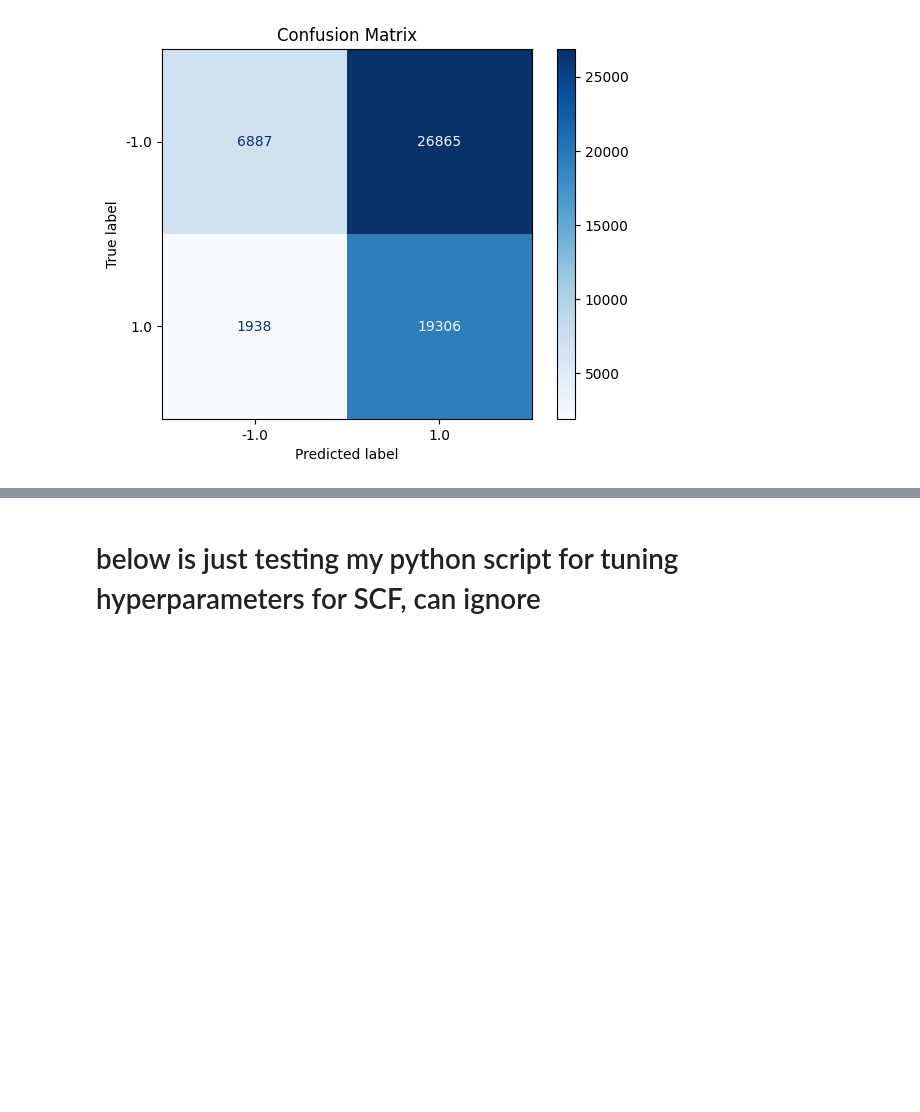
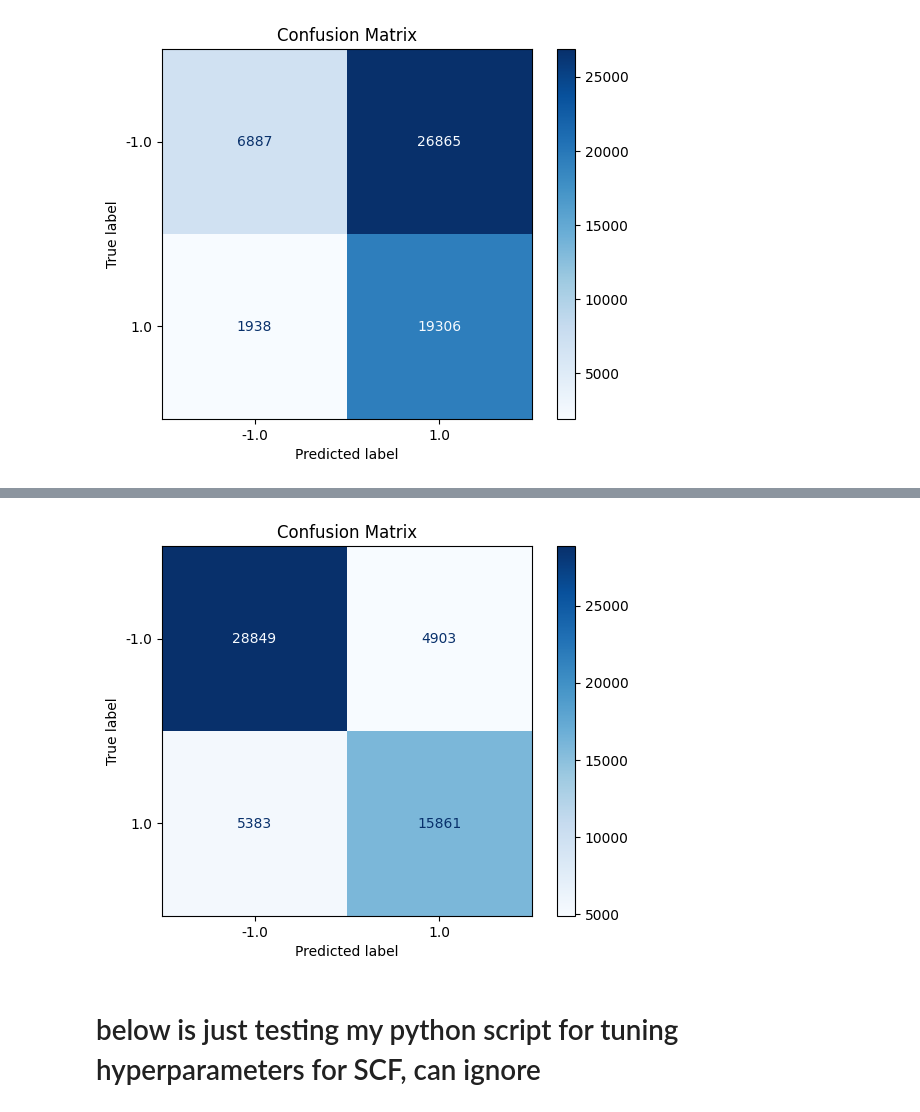
Before and after one commit to CptMgm/stat-215-group, a Jupyter notebook: lab4/code/models/randomforest/randomforest_anqi.ipynb, the cells around one changed output, grey strips where cells are left out. Cells and saved outputs as stored; diff of their text form; code cells hidden in the pictures; blank space fills up the shorter version.

```diff
--- a/lab4/code/models/randomforest/randomforest_anqi.ipynb
+++ b/lab4/code/models/randomforest/randomforest_anqi.ipynb
@@ -192,3 +335,17 @@ plt.show()
+# %%
+#predict using rf_best_hyper1 on image 2 data
+from sklearn.metrics import confusion_matrix, ConfusionMatrixDisplay
+
+confusion_matrix1 = confusion_matrix(predict_on3['expert_label'], rf_best_hyper_red.predict(predict_on3[selected_col]))
+confusion_matrix1
+
+# Plot the confusion matrix
+disp = ConfusionMatrixDisplay(confusion_matrix=confusion_matrix1, display_labels=rf_best_hyper_red.classes_)
+disp.plot(cmap=plt.cm.Blues)
+plt.title('Confusion Matrix')
+plt.show()
+# %% [output]
+[figure, added]
 # %% [markdown]
 # below is just testing my python script for tuning hyperparameters for SCF, can ignore
 # %%
```
Also changed, not shown: parts of 19 cells of this notebook, 4 other files.
